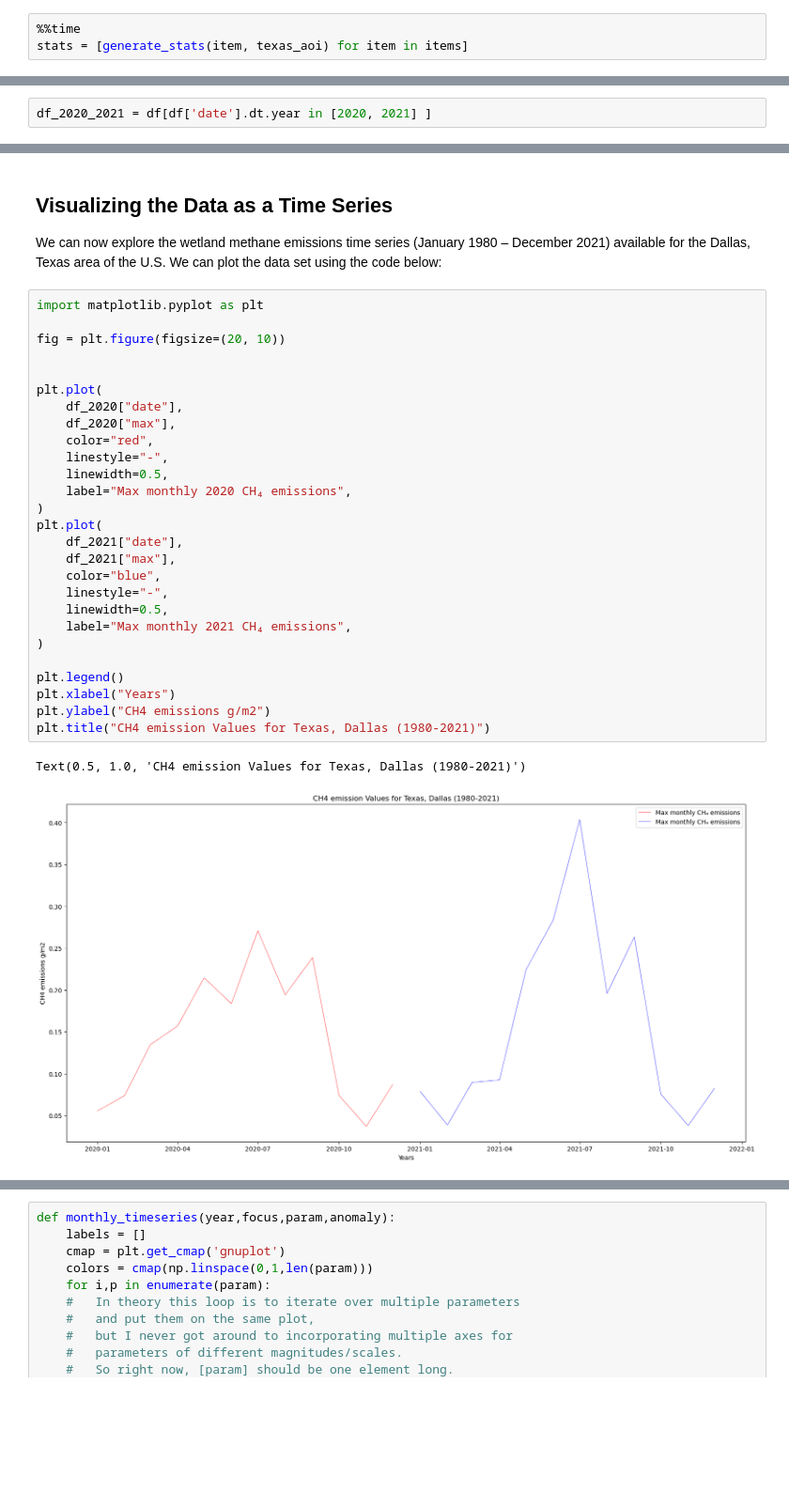
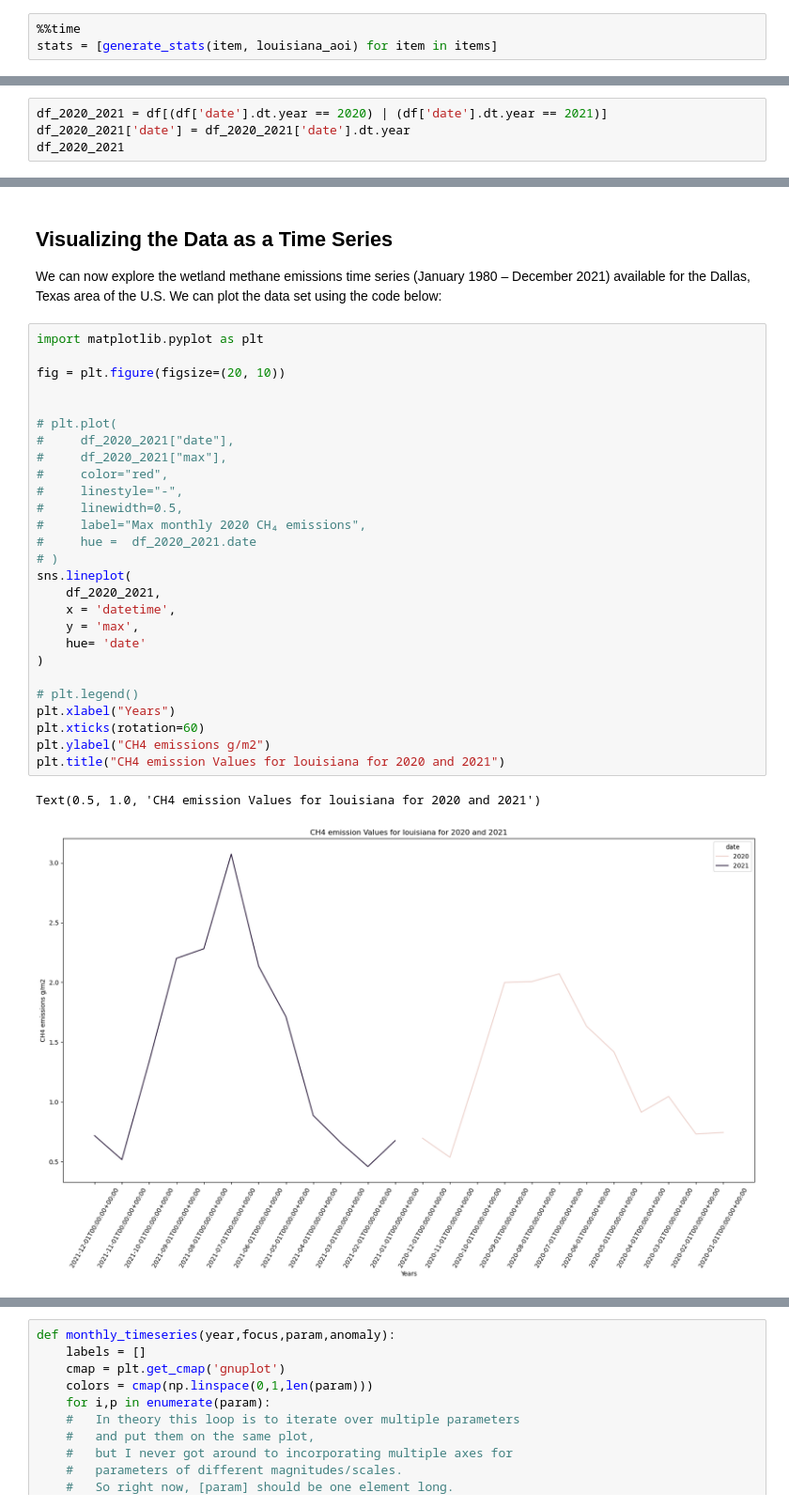
Before and after one commit to US-GHG-Center/ams-2024-workshop, a Jupyter notebook: interactive-session-2-anthropogenic-ghg-emissions/lpjwsl-wetlandch4-grid-v1_User_Notebook.ipynb, the cells around one changed output, grey strips where cells are left out. Shown: that part at 94% size. Saved outputs shown, nothing was run; the diff lists cells and outputs as text; blank space fills up the shorter version.

Commit message:
added AOI for specific location and dual line plot for wetlands

```diff
--- a/interactive-session-2-anthropogenic-ghg-emissions/lpjwsl-wetlandch4-grid-v1_User_Notebook.ipynb
+++ b/interactive-session-2-anthropogenic-ghg-emissions/lpjwsl-wetlandch4-grid-v1_User_Notebook.ipynb
@@ -280,5 +245,5 @@ def generate_stats(item, geojson):
 With the function above, we can generate the statistics for the area of interest.
 # %%
 %%time
-stats = [generate_stats(item, texas_aoi) for item in items]
+stats = [generate_stats(item, louisiana_aoi) for item in items]
 # %% [output]
@@ -311,3 +292,5 @@ df.head(5)
 # %%
-df_2020_2021 = df[df['date'].dt.year in [2020, 2021] ]
+df_2020_2021 = df[(df['date'].dt.year == 2020) | (df['date'].dt.year == 2021)]
+df_2020_2021['date'] = df_2020_2021['date'].dt.year
+df_2020_2021
 # %% [output]
@@ -318,32 +322,32 @@ We can now explore the wetland methane emissions time series (January 1980 – D
 # %%
 import matplotlib.pyplot as plt
 
 fig = plt.figure(figsize=(20, 10))
 
 
-plt.plot(
-    df_2020["date"],
-    df_2020["max"],
-    color="red",
-    linestyle="-",
-    linewidth=0.5,
-    label="Max monthly 2020 CH₄ emissions",
-)
-plt.plot(
-    df_2021["date"],
-    df_2021["max"],
-    color="blue",
-    linestyle="-",
-    linewidth=0.5,
-    label="Max monthly 2021 CH₄ emissions",
+# plt.plot(
+#     df_2020_2021["date"],
+#     df_2020_2021["max"],
+#     color="red",
+#     linestyle="-",
+#     linewidth=0.5,
+#     label="Max monthly 2020 CH₄ emissions",
+#     hue =  df_2020_2021.date
+# )
+sns.lineplot(
+    df_2020_2021,
+    x = 'datetime',
+    y = 'max',
+    hue= 'date'
 )
 
-plt.legend()
+# plt.legend()
 plt.xlabel("Years")
+plt.xticks(rotation=60)
 plt.ylabel("CH4 emissions g/m2")
-plt.title("CH4 emission Values for Texas, Dallas (1980-2021)")
+plt.title("CH4 emission Values for louisiana for 2020 and 2021")
 # %% [output]
-Text(0.5, 1.0, 'CH4 emission Values for Texas, Dallas (1980-2021)')
+Text(0.5, 1.0, 'CH4 emission Values for louisiana for 2020 and 2021')
-[figure, old version]
+[figure, new version]
 # %%
 print(items[2]["properties"]["datetime"])
```
Also changed, not shown: parts of 18 cells of this notebook.
